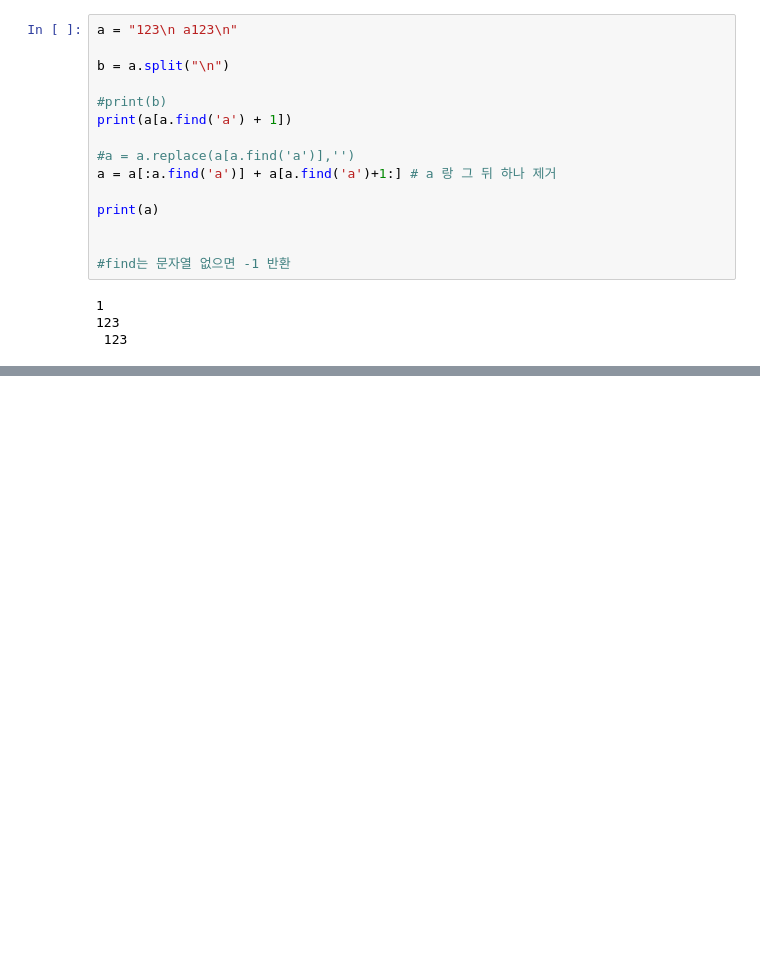
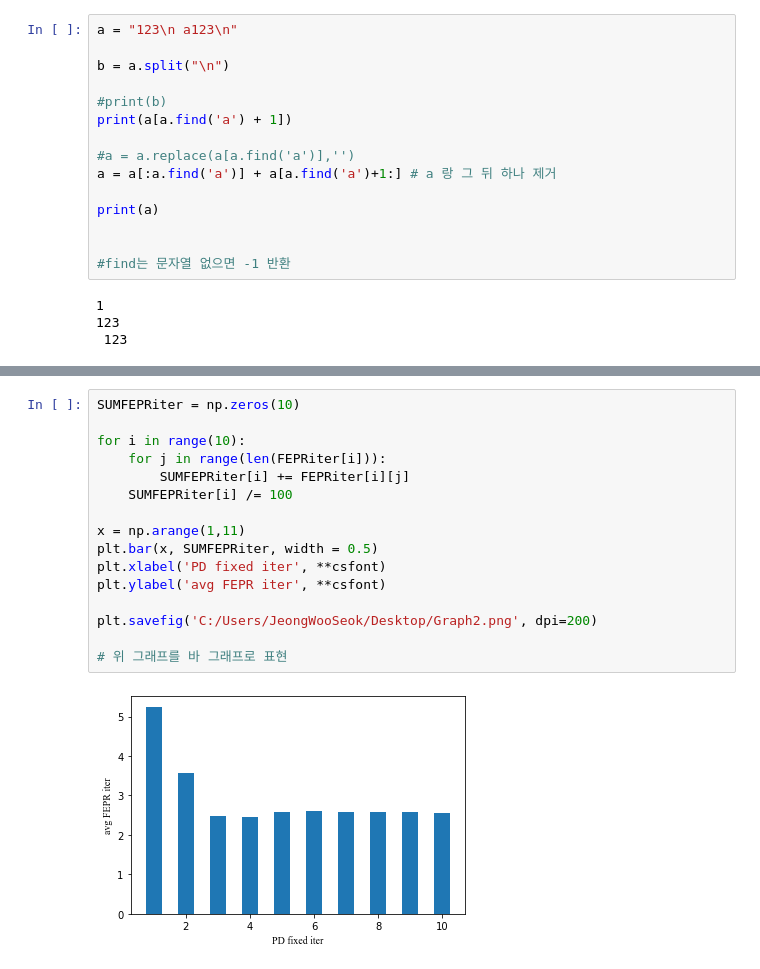
Before and after one commit to www0131/-Data-analysis, a Jupyter notebook: statistics.ipynb, the cells around one changed output, grey strips where cells are left out. Cells and saved outputs as stored; diff of their text form; blank space fills up the shorter version.

```diff
--- a/statistics.ipynb
+++ b/statistics.ipynb
@@ -224,0 +373,18 @@ plt.show()
+# %%
+SUMFEPRiter = np.zeros(10)
+
+for i in range(10):
+    for j in range(len(FEPRiter[i])):
+        SUMFEPRiter[i] += FEPRiter[i][j]
+    SUMFEPRiter[i] /= 100
+
+x = np.arange(1,11)
+plt.bar(x, SUMFEPRiter, width = 0.5)
+plt.xlabel('PD fixed iter', **csfont)
+plt.ylabel('avg FEPR iter', **csfont)
+
+plt.savefig('C:/Users/JeongWooSeok/Desktop/Graph2.png', dpi=200)
+
+# 위 그래프를 바 그래프로 표현
+# %% [output]
+[figure, added]
```
Also changed, not shown: parts of 12 cells of this notebook.
